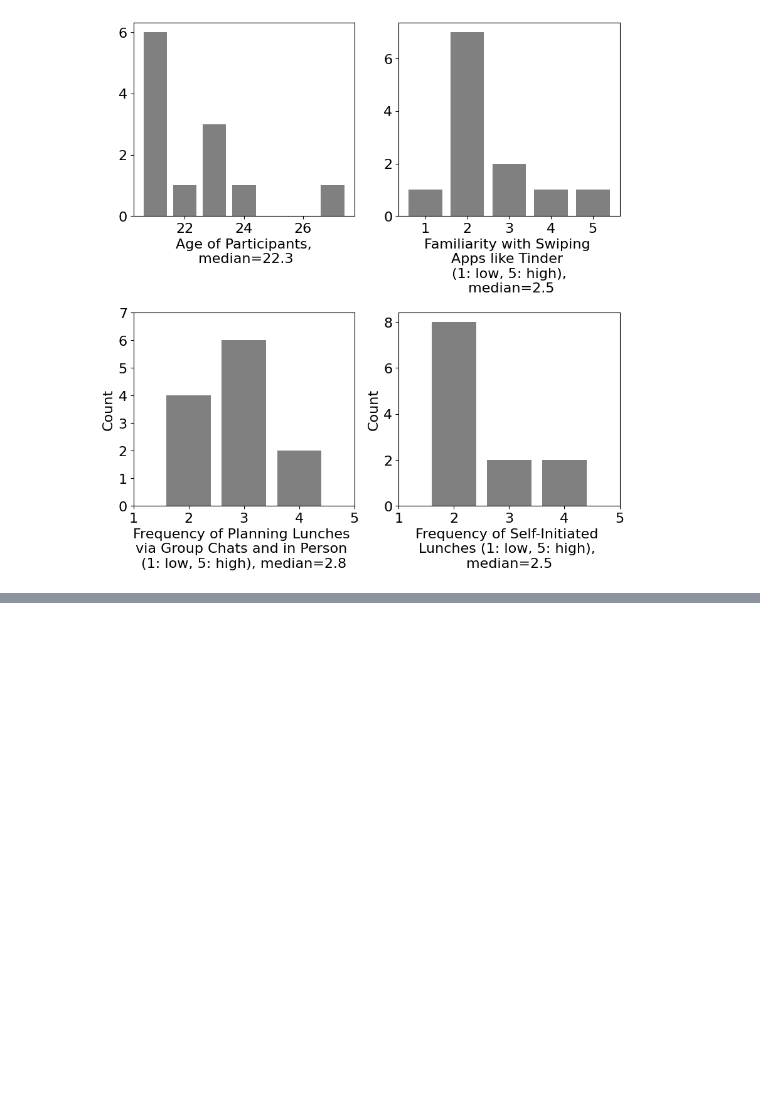
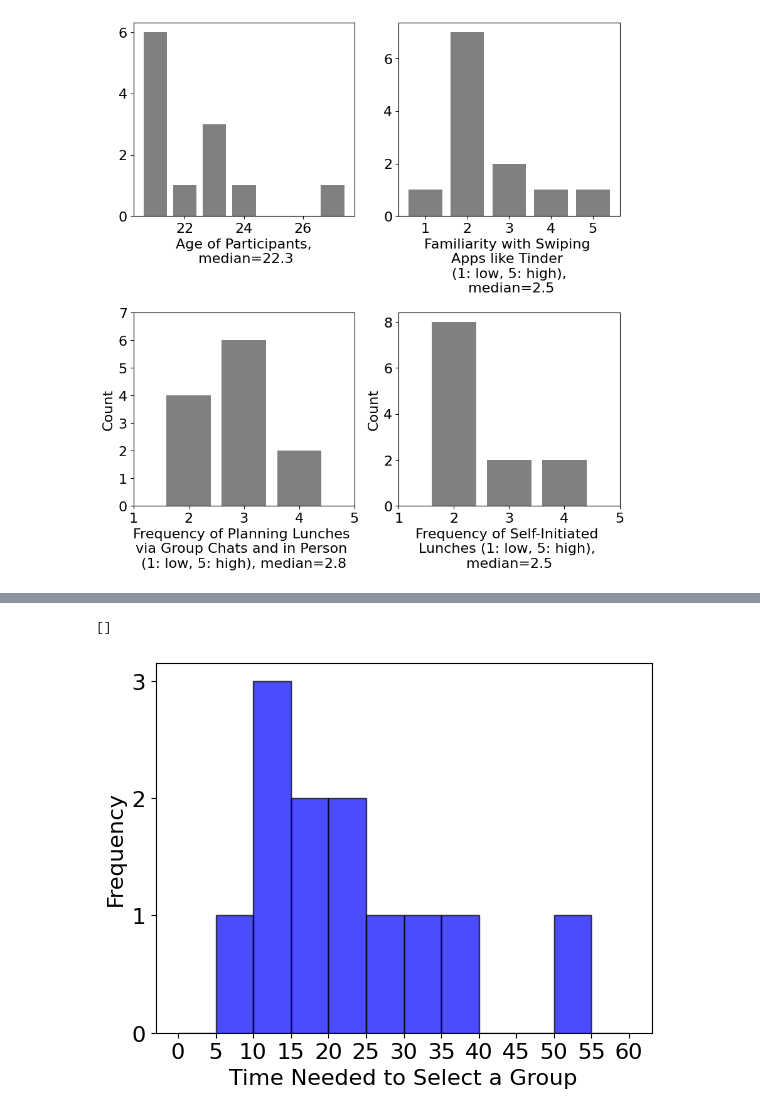
Before and after one commit to dragmakex/LunchSphere, a Jupyter notebook: code/study_analysis/data_analysis.ipynb, the cells around one changed output, grey strips where cells are left out. Cells and saved outputs as stored; diff of their text form; code cells hidden in the pictures; blank space fills up the shorter version.

```diff
--- a/code/study_analysis/data_analysis.ipynb
+++ b/code/study_analysis/data_analysis.ipynb
@@ -120,0 +217,19 @@ stddev_sus = [std_sus_value_a, std_sus_value_b]
+# %%
+
+##### 2. Dependent variable: Time needed to select a group
+
+number_of_bins = 12
+
+# A
+plt.hist(df['time_a'], range=(0,60), bins=number_of_bins, color='blue', edgecolor='black', alpha=0.7)
+plt.xticks(np.arange(0,61,5))
+plt.yticks(np.arange(0, 5, 1))
+plt.xlabel('Time Needed to Select a Group')
+plt.ylabel('Frequency')
+#plt.title(f'Histogram of Time Needed to Select a Group in A Test')
+
+plt.savefig('histogram_time_A.png', dpi=300, bbox_inches='tight')
+plt.plot()
+# %% [output]
+[]
+[figure, added]
```
Also changed, not shown: parts of 7 cells of this notebook.
